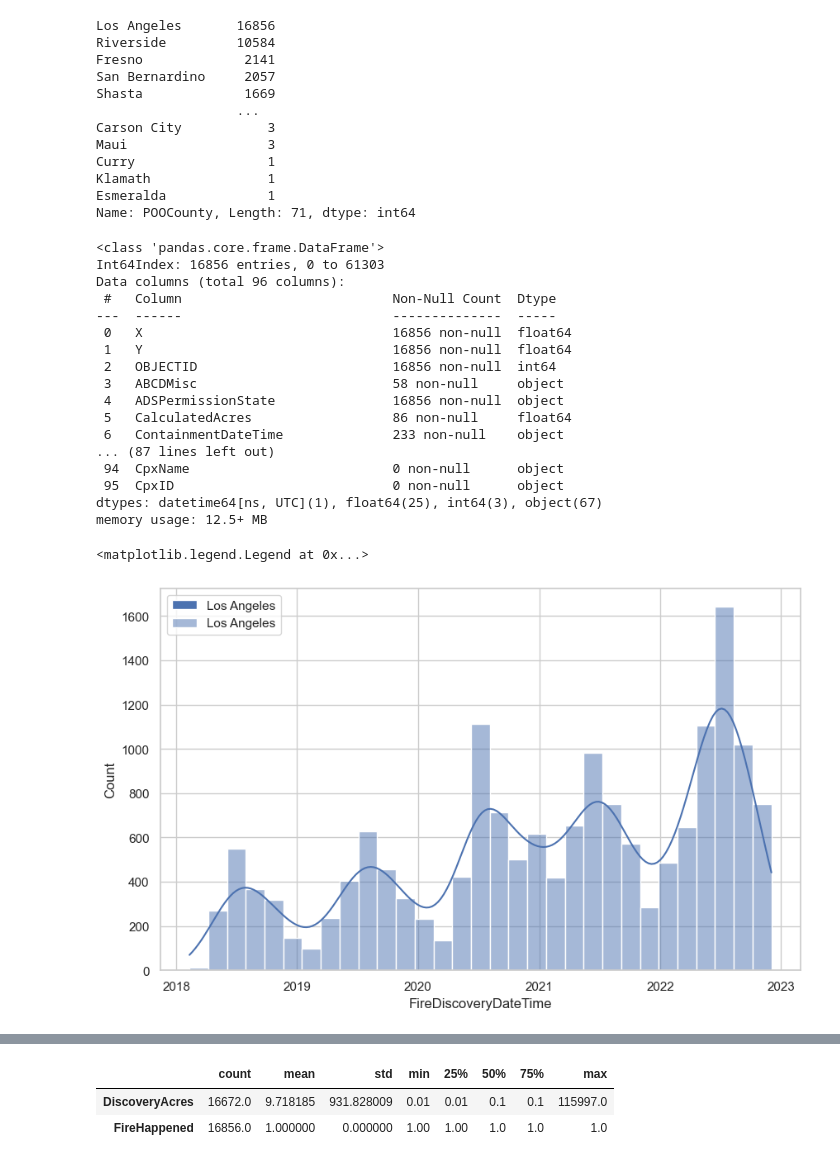
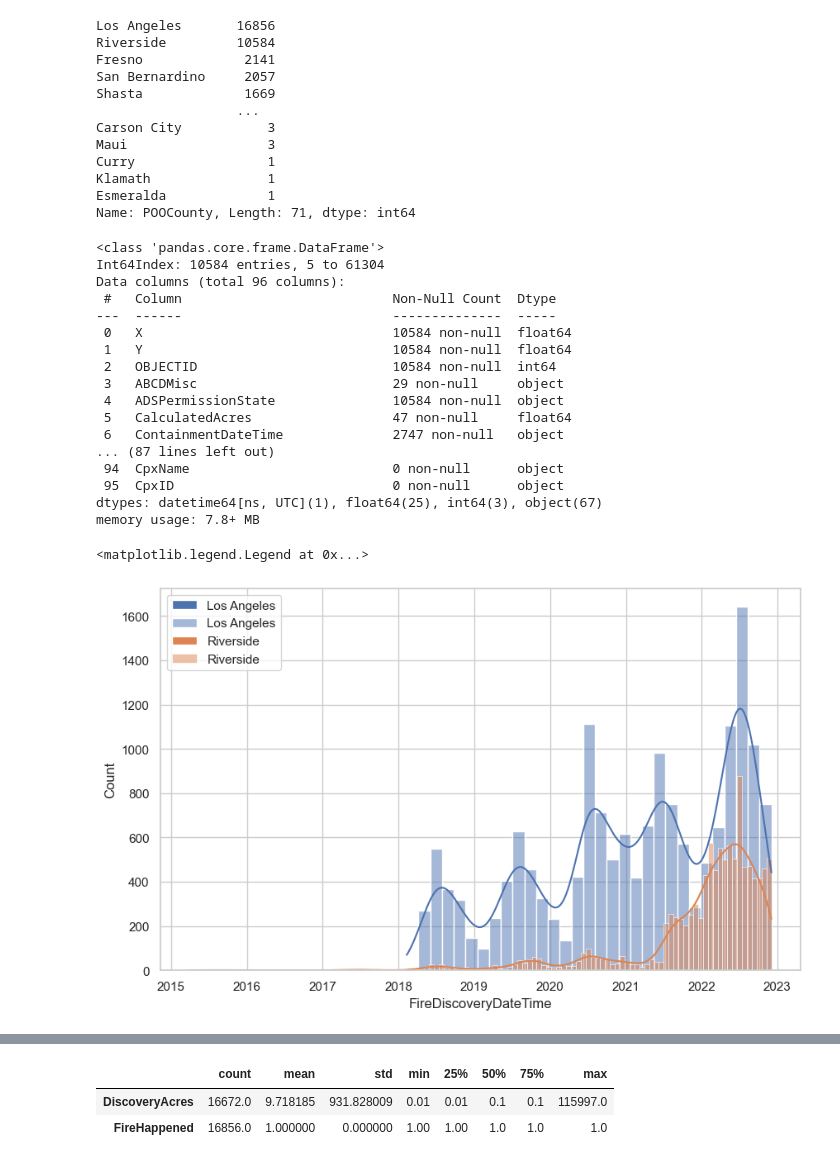
Before and after one commit to Cecilia05-sf/CS5002_Final_Project, a Jupyter notebook: final_project.ipynb, the cells around one changed output, grey strips where cells are left out. Saved outputs shown, nothing was run; the diff lists cells and outputs as text; code cells hidden in the pictures.

```diff
--- a/final_project.ipynb
+++ b/final_project.ipynb
@@ -122,33 +122,35 @@ Esmeralda             1
 Name: POOCounty, Length: 71, dtype: int64
 # %%
 df_LA_fires = df_fires[df_fires['POOCounty'] == 'Los Angeles']
-df_LA_fires.info()
+df_RS_fires = df_fires[df_fires['POOCounty'] == 'Riverside']
+df_RS_fires.info()
 # %% [output]
 <class 'pandas.core.frame.DataFrame'>
-Int64Index: 16856 entries, 0 to 61303
+Int64Index: 10584 entries, 5 to 61304
 Data columns (total 96 columns):
  #   Column                           Non-Null Count  Dtype
 ---  ------                           --------------  -----
- 0   X                                16856 non-null  float64
- 1   Y                                16856 non-null  float64
- 2   OBJECTID                         16856 non-null  int64
- 3   ABCDMisc                         58 non-null     object
- 4   ADSPermissionState               16856 non-null  object
- 5   CalculatedAcres                  86 non-null     float64
- 6   ContainmentDateTime              233 non-null    object
+ 0   X                                10584 non-null  float64
+ 1   Y                                10584 non-null  float64
+ 2   OBJECTID                         10584 non-null  int64
+ 3   ABCDMisc                         29 non-null     object
+ 4   ADSPermissionState               10584 non-null  object
+ 5   CalculatedAcres                  47 non-null     float64
+ 6   ContainmentDateTime              2747 non-null   object
 ... (87 lines left out)
  94  CpxName                          0 non-null      object
  95  CpxID                            0 non-null      object
 dtypes: datetime64[ns, UTC](1), float64(25), int64(3), object(67)
-memory usage: 12.5+ MB
+memory usage: 7.8+ MB
 # %%
 fig = plt.figure(figsize=(10,6))
 sns.set(style="whitegrid")
 sns.histplot(df_LA_fires["FireDiscoveryDateTime"], label = 'Los Angeles', kde=True)
+sns.histplot(df_RS_fires["FireDiscoveryDateTime"], label = 'Riverside', kde=True)
 plt.legend()
 # %% [output]
 <matplotlib.legend.Legend at 0x...>
-[figure, old version]
+[figure, new version]
 # %%
 plt.figure(figsize=(10, 6))
 sns.set(style="whitegrid")
```
Also changed, not shown: parts of 46 cells of this notebook, 1 other file.
